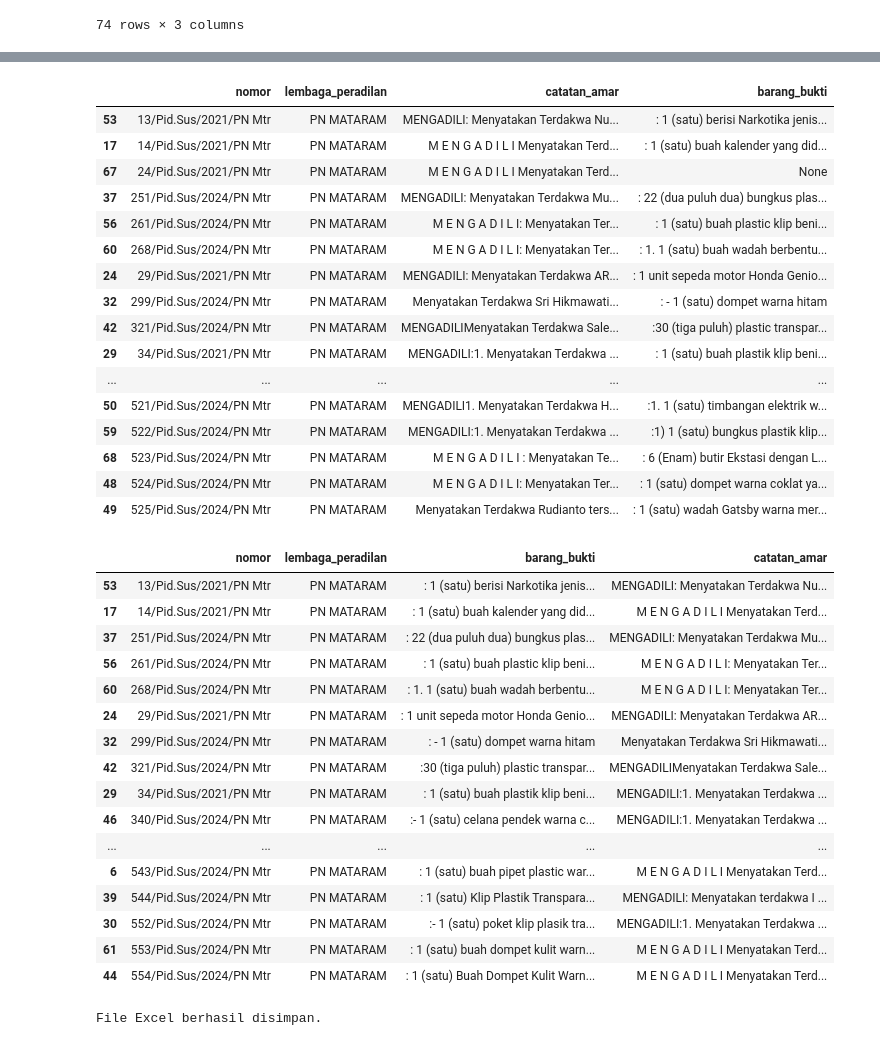
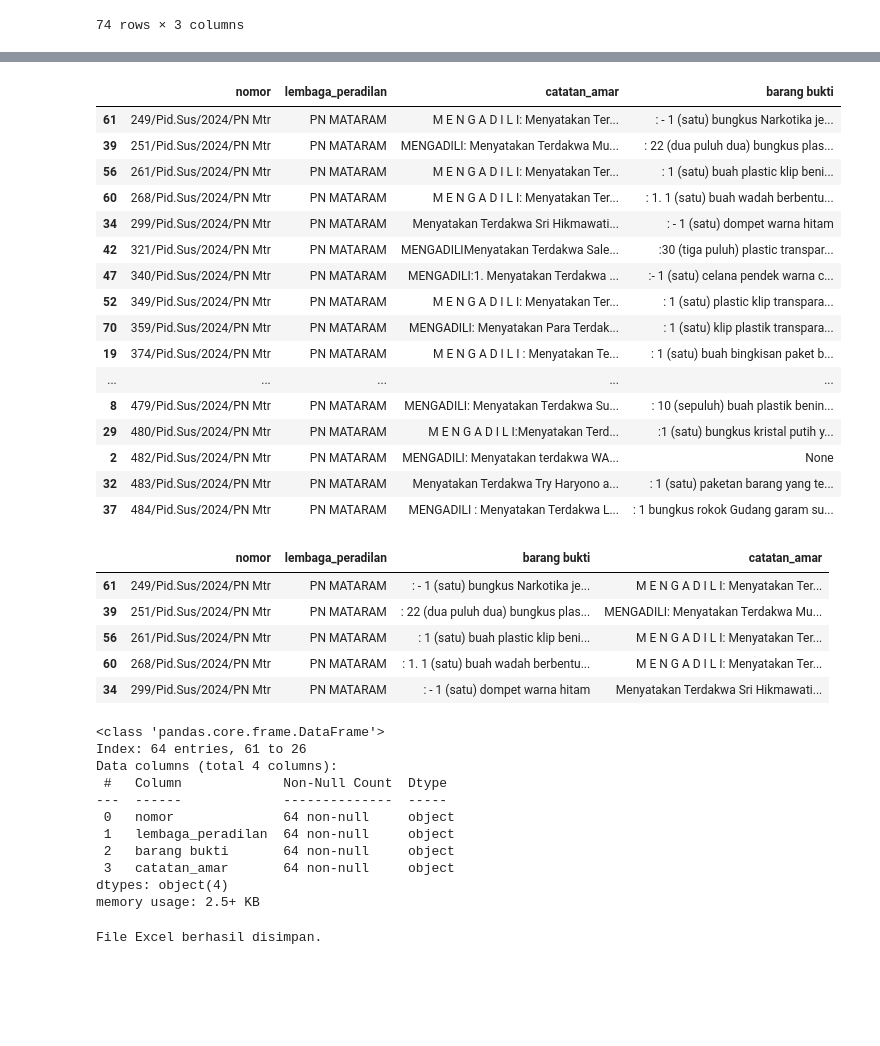
Before and after one commit to taaazz/Dataset-Narkotika_075_090, a Jupyter notebook: Scraping dan Overview PN Mataram 2024.ipynb, the cells around one changed output, grey strips where cells are left out. Saved outputs shown, nothing was run; the diff lists cells and outputs as text; code cells hidden in the pictures; blank space fills up the shorter version.

```diff
--- a/Scraping dan Overview PN Mataram 2024.ipynb
+++ b/Scraping dan Overview PN Mataram 2024.ipynb
@@ -426,54 +433,58 @@ memory usage: 2.3+ KB
 # %%
 def extract_barang_bukti(text):
-    match = re.search(r"barang bukti berupa\s*(.*?)(;|berupa:)", text, re.DOTALL)
+    match = re.search(r"barang bukti berupa\s*(.*?)(;|berupa:\n)", text, re.DOTALL)
     if match:
         return match.group(1).strip()
     else:
         return None
 
-df['barang_bukti'] = df['catatan_amar'].apply(extract_barang_bukti)
+df['barang bukti'] = df['catatan_amar'].apply(extract_barang_bukti)
 df.head(50)
 # %% [output]
-|  | nomor | lembaga_peradilan | catatan_amar | barang_bukti |
-| 53 | 13/Pid.Sus/2021/PN Mtr | PN MATARAM | MENGADILI: Menyatakan Terdakwa Nu... | : 1 (satu) berisi Narkotika jenis... |
-| 17 | 14/Pid.Sus/2021/PN Mtr | PN MATARAM | M E N G A D I L I Menyatakan Terd... | : 1 (satu) buah kalender yang did... |
-| 67 | 24/Pid.Sus/2021/PN Mtr | PN MATARAM | M E N G A D I L I Menyatakan Terd... | None |
-| 37 | 251/Pid.Sus/2024/PN Mtr | PN MATARAM | MENGADILI: Menyatakan Terdakwa Mu... | : 22 (dua puluh dua) bungkus plas... |
+|  | nomor | lembaga_peradilan | catatan_amar | barang bukti |
+| 61 | 249/Pid.Sus/2024/PN Mtr | PN MATARAM | M E N G A D I L I: Menyatakan Ter... | : - 1 (satu) bungkus Narkotika je... |
+| 39 | 251/Pid.Sus/2024/PN Mtr | PN MATARAM | MENGADILI: Menyatakan Terdakwa Mu... | : 22 (dua puluh dua) bungkus plas... |
 | 56 | 261/Pid.Sus/2024/PN Mtr | PN MATARAM | M E N G A D I L I: Menyatakan Ter... | : 1 (satu) buah plastic klip beni... |
 | 60 | 268/Pid.Sus/2024/PN Mtr | PN MATARAM | M E N G A D I L I: Menyatakan Ter... | : 1. 1 (satu) buah wadah berbentu... |
-| 24 | 29/Pid.Sus/2021/PN Mtr | PN MATARAM | MENGADILI: Menyatakan Terdakwa AR... | : 1 unit sepeda motor Honda Genio... |
-| 32 | 299/Pid.Sus/2024/PN Mtr | PN MATARAM | Menyatakan Terdakwa Sri Hikmawati... | : - 1 (satu) dompet warna hitam |
+| 34 | 299/Pid.Sus/2024/PN Mtr | PN MATARAM | Menyatakan Terdakwa Sri Hikmawati... | : - 1 (satu) dompet warna hitam |
 | 42 | 321/Pid.Sus/2024/PN Mtr | PN MATARAM | MENGADILIMenyatakan Terdakwa Sale... | :30 (tiga puluh) plastic transpar... |
-| 29 | 34/Pid.Sus/2021/PN Mtr | PN MATARAM | MENGADILI:1. Menyatakan Terdakwa ... | : 1 (satu) buah plastik klip beni... |
+| 47 | 340/Pid.Sus/2024/PN Mtr | PN MATARAM | MENGADILI:1. Menyatakan Terdakwa ... | :- 1 (satu) celana pendek warna c... |
+| 52 | 349/Pid.Sus/2024/PN Mtr | PN MATARAM | M E N G A D I L I: Menyatakan Ter... | : 1 (satu) plastic klip transpara... |
+| 70 | 359/Pid.Sus/2024/PN Mtr | PN MATARAM | MENGADILI: Menyatakan Para Terdak... | : 1 (satu) klip plastik transpara... |
+| 19 | 374/Pid.Sus/2024/PN Mtr | PN MATARAM | M E N G A D I L I : Menyatakan Te... | : 1 (satu) buah bingkisan paket b... |
 | ... | ... | ... | ... | ... |
-| 50 | 521/Pid.Sus/2024/PN Mtr | PN MATARAM | MENGADILI1. Menyatakan Terdakwa H... | :1. 1 (satu) timbangan elektrik w... |
-| 59 | 522/Pid.Sus/2024/PN Mtr | PN MATARAM | MENGADILI:1. Menyatakan Terdakwa ... | :1) 1 (satu) bungkus plastik klip... |
-| 68 | 523/Pid.Sus/2024/PN Mtr | PN MATARAM | M E N G A D I L I : Menyatakan Te... | : 6 (Enam) butir Ekstasi dengan L... |
-| 48 | 524/Pid.Sus/2024/PN Mtr | PN MATARAM | M E N G A D I L I: Menyatakan Ter... | : 1 (satu) dompet warna coklat ya... |
-| 49 | 525/Pid.Sus/2024/PN Mtr | PN MATARAM | Menyatakan Terdakwa Rudianto ters... | : 1 (satu) wadah Gatsby warna mer... |
+| 8 | 479/Pid.Sus/2024/PN Mtr | PN MATARAM | MENGADILI: Menyatakan Terdakwa Su... | : 10 (sepuluh) buah plastik benin... |
+| 29 | 480/Pid.Sus/2024/PN Mtr | PN MATARAM | M E N G A D I L I:Menyatakan Terd... | :1 (satu) bungkus kristal putih y... |
+| 2 | 482/Pid.Sus/2024/PN Mtr | PN MATARAM | MENGADILI: Menyatakan terdakwa WA... | None |
+| 32 | 483/Pid.Sus/2024/PN Mtr | PN MATARAM | Menyatakan Terdakwa Try Haryono a... | : 1 (satu) paketan barang yang te... |
+| 37 | 484/Pid.Sus/2024/PN Mtr | PN MATARAM | MENGADILI : Menyatakan Terdakwa L... | : 1 bungkus rokok Gudang garam su... |
 # %%
 df = df.dropna()
+df = df[~df['barang bukti'].isnull() & (df['barang bukti'].str.strip() != '')]
 # %%
-df_final_summary = df.loc[:, ['nomor', 'lembaga_peradilan','barang_bukti','catatan_amar']]
-df_final_summary.head(50)
+df_final_summary = df.loc[:, ['nomor', 'lembaga_peradilan','barang bukti','catatan_amar']]
+df_final_summary.head()
 # %% [output]
-|  | nomor | lembaga_peradilan | barang_bukti | catatan_amar |
-| 53 | 13/Pid.Sus/2021/PN Mtr | PN MATARAM | : 1 (satu) berisi Narkotika jenis... | MENGADILI: Menyatakan Terdakwa Nu... |
-| 17 | 14/Pid.Sus/2021/PN Mtr | PN MATARAM | : 1 (satu) buah kalender yang did... | M E N G A D I L I Menyatakan Terd... |
-| 37 | 251/Pid.Sus/2024/PN Mtr | PN MATARAM | : 22 (dua puluh dua) bungkus plas... | MENGADILI: Menyatakan Terdakwa Mu... |
+|  | nomor | lembaga_peradilan | barang bukti | catatan_amar |
+| 61 | 249/Pid.Sus/2024/PN Mtr | PN MATARAM | : - 1 (satu) bungkus Narkotika je... | M E N G A D I L I: Menyatakan Ter... |
+| 39 | 251/Pid.Sus/2024/PN Mtr | PN MATARAM | : 22 (dua puluh dua) bungkus plas... | MENGADILI: Menyatakan Terdakwa Mu... |
 | 56 | 261/Pid.Sus/2024/PN Mtr | PN MATARAM | : 1 (satu) buah plastic klip beni... | M E N G A D I L I: Menyatakan Ter... |
 | 60 | 268/Pid.Sus/2024/PN Mtr | PN MATARAM | : 1. 1 (satu) buah wadah berbentu... | M E N G A D I L I: Menyatakan Ter... |
-| 24 | 29/Pid.Sus/2021/PN Mtr | PN MATARAM | : 1 unit sepeda motor Honda Genio... | MENGADILI: Menyatakan Terdakwa AR... |
-| 32 | 299/Pid.Sus/2024/PN Mtr | PN MATARAM | : - 1 (satu) dompet warna hitam | Menyatakan Terdakwa Sri Hikmawati... |
-| 42 | 321/Pid.Sus/2024/PN Mtr | PN MATARAM | :30 (tiga puluh) plastic transpar... | MENGADILIMenyatakan Terdakwa Sale... |
-| 29 | 34/Pid.Sus/2021/PN Mtr | PN MATARAM | : 1 (satu) buah plastik klip beni... | MENGADILI:1. Menyatakan Terdakwa ... |
-| 46 | 340/Pid.Sus/2024/PN Mtr | PN MATARAM | :- 1 (satu) celana pendek warna c... | MENGADILI:1. Menyatakan Terdakwa ... |
-| ... | ... | ... | ... | ... |
-| 6 | 543/Pid.Sus/2024/PN Mtr | PN MATARAM | : 1 (satu) buah pipet plastic war... | M E N G A D I L I Menyatakan Terd... |
-| 39 | 544/Pid.Sus/2024/PN Mtr | PN MATARAM | : 1 (satu) Klip Plastik Transpara... | MENGADILI: Menyatakan terdakwa I ... |
-| 30 | 552/Pid.Sus/2024/PN Mtr | PN MATARAM | :- 1 (satu) poket klip plasik tra... | MENGADILI:1. Menyatakan Terdakwa ... |
-| 61 | 553/Pid.Sus/2024/PN Mtr | PN MATARAM | : 1 (satu) buah dompet kulit warn... | M E N G A D I L I Menyatakan Terd... |
-| 44 | 554/Pid.Sus/2024/PN Mtr | PN MATARAM | : 1 (satu) Buah Dompet Kulit Warn... | M E N G A D I L I Menyatakan Terd... |
+| 34 | 299/Pid.Sus/2024/PN Mtr | PN MATARAM | : - 1 (satu) dompet warna hitam | Menyatakan Terdakwa Sri Hikmawati... |
+# %%
+df_final_summary.info()
+# %% [output]
+<class 'pandas.core.frame.DataFrame'>
+Index: 64 entries, 61 to 26
+Data columns (total 4 columns):
+ #   Column             Non-Null Count  Dtype
+---  ------             --------------  -----
+ 0   nomor              64 non-null     object
+ 1   lembaga_peradilan  64 non-null     object
+ 2   barang bukti       64 non-null     object
+ 3   catatan_amar       64 non-null     object
+dtypes: object(4)
+memory usage: 2.5+ KB
 # %%
 df_final_summary= df_final_summary.head(50)
 df_final_summary.to_excel('Overview.xlsx', index=False)
```
Also changed, not shown: parts of 2 cells of this notebook, 1 other file.
